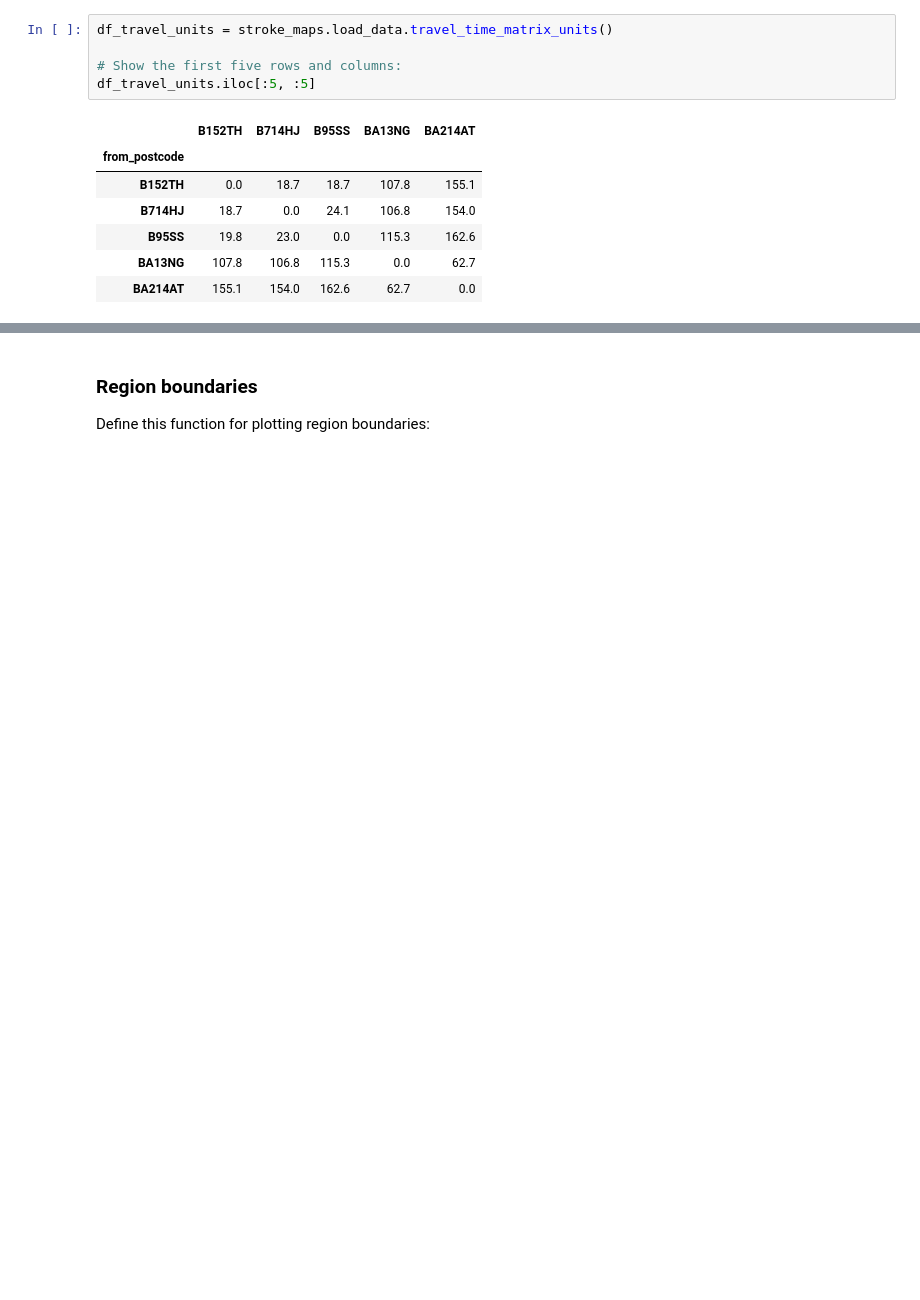
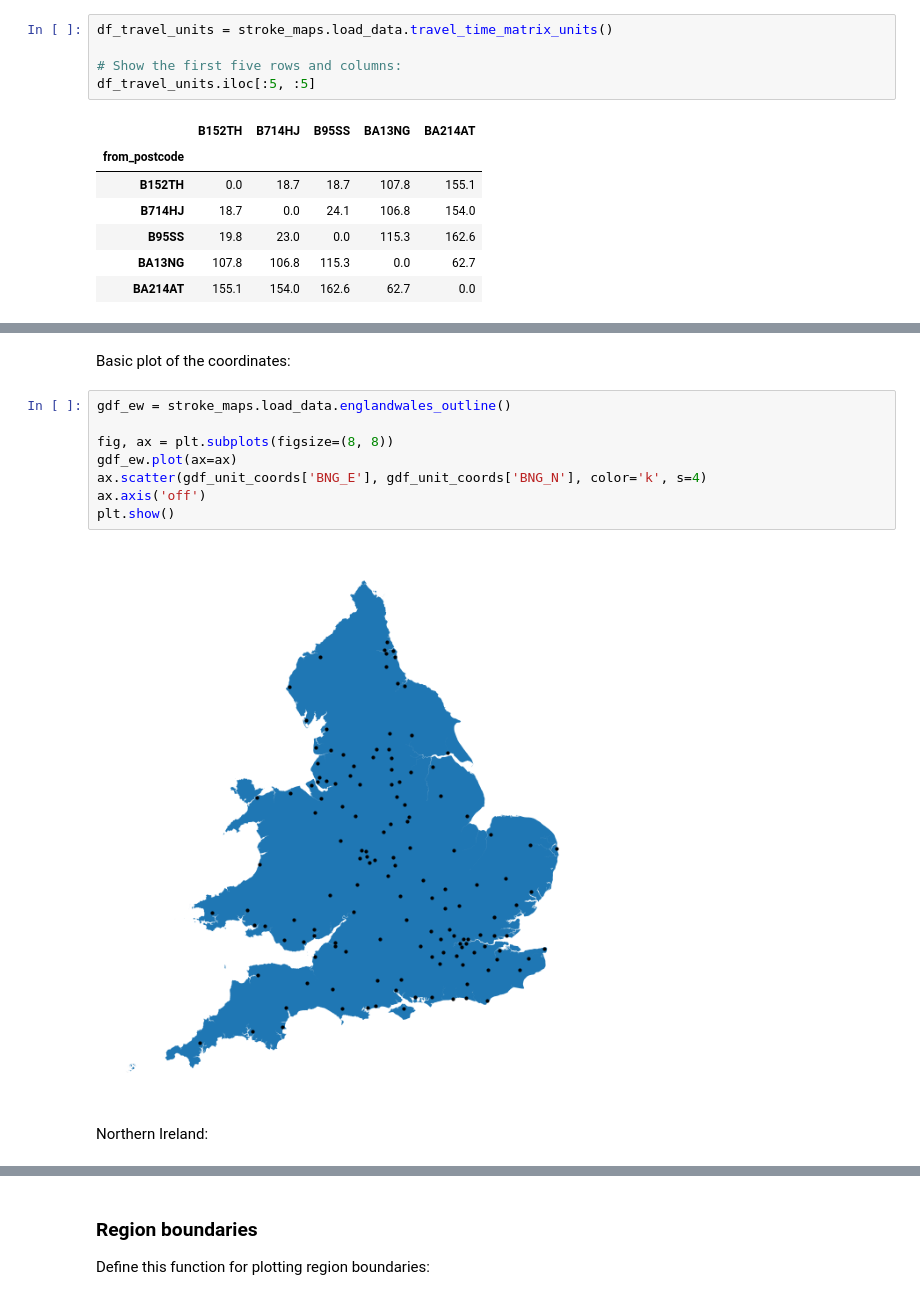
Before and after one commit to stroke-modelling/stroke-maps, a Jupyter notebook: docs/02_import_data.ipynb, the cells around one changed output, grey strips where cells are left out. Saved outputs shown, nothing was run; the diff lists cells and outputs as text; blank space fills up the shorter version.

Commit message:
Added Northern Ireland; updated docs with intro and outro text

```diff
--- a/docs/02_import_data.ipynb
+++ b/docs/02_import_data.ipynb
@@ -134,0 +214,14 @@ df_unit_coords.head(3)
+# %% [markdown]
+Basic plot of the coordinates:
+# %%
+gdf_ew = stroke_maps.load_data.englandwales_outline()
+
+fig, ax = plt.subplots(figsize=(8, 8))
+gdf_ew.plot(ax=ax)
+ax.scatter(gdf_unit_coords['BNG_E'], gdf_unit_coords['BNG_N'], color='k', s=4)
+ax.axis('off')
+plt.show()
+# %% [output]
+[figure, added]
+# %% [markdown]
+Northern Ireland:
```
Also changed, not shown: parts of 24 cells of this notebook, 18 other files.
